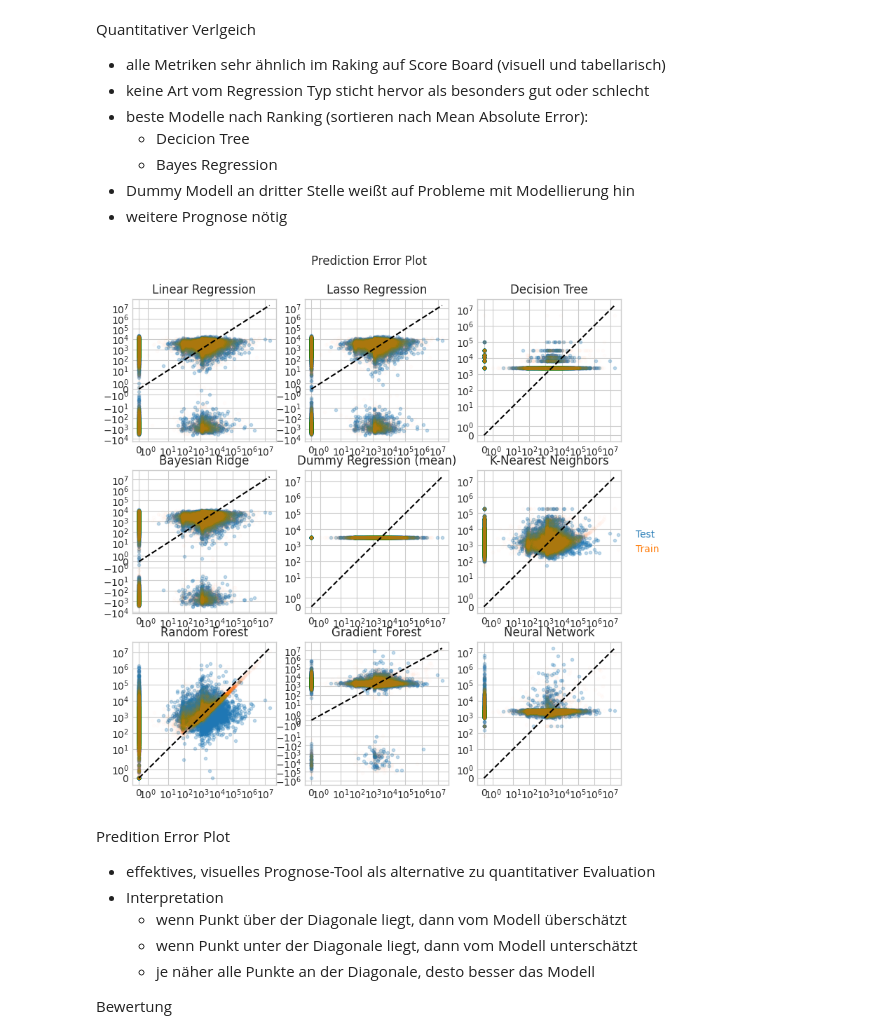
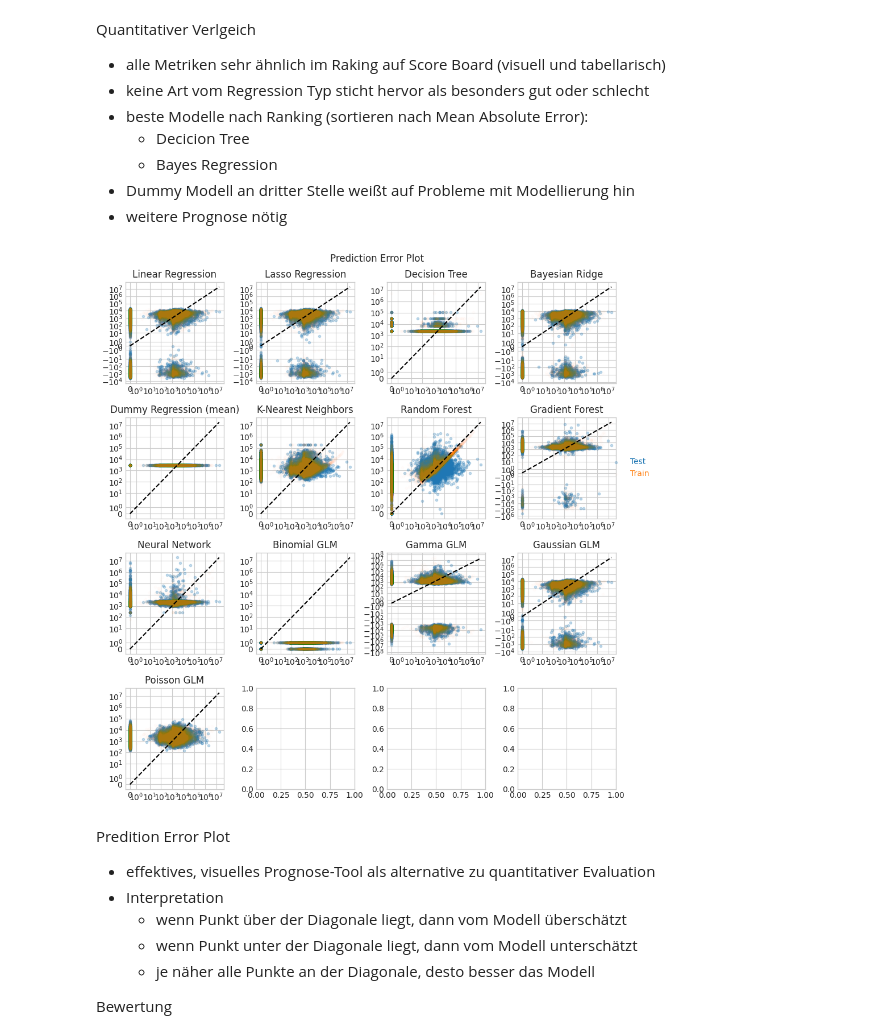
Before and after one commit to tom-walter/car_insurance_ml, a Jupyter notebook: data_modelling.ipynb, the cells around one changed output. Drawn from its saved outputs; the diff is of its cells as text; code cells hidden in the pictures.

Commit message:
Add various GLMs to Modelling

```diff
--- a/data_modelling.ipynb
+++ b/data_modelling.ipynb
@@ -167,6 +179,28 @@ for name, model in tqdm(models, miniters=len(models), desc="Training & Evaluatio
 
     test_scores[name] = compute_metrics(y_pred_test, y_test)
     trained_model.append((name, model))
+# %%
+distr_family = [
+    ("Binomial", sm.families.Binomial),
+    ("Gamma", sm.families.Gamma),
+    ("Gaussian", sm.families.Gaussian),
+    ("Poisson", sm.families.Poisson),
+]
+
+glm_models = []
+
+for (name, distr) in tqdm(distr_family, miniters=len(distr_family), desc="Training & Evaluation"):
+    model = sm.GLM(y_train, X_train.toarray(), family=distr()).fit()
+
+    y_pred_test = model.predict(X_test.toarray())
+    y_pred_train = model.predict(X_train.toarray())
+
+    train_predictions.append(y_pred_train)
+    test_predictions.append(y_pred_test)
+
+    test_scores[name] = compute_metrics(y_pred_test, y_test)
+    name = f"{name} GLM"
+    trained_model.append((name, model))
 # %% [markdown]
 ## Evaluation
 # %%
@@ -208,30 +246,31 @@ Quantitativer Verlgeich
 * Dummy Modell an dritter Stelle weißt auf Probleme mit Modellierung hin
 * weitere Prognose nötig
 # %%
-fig, ax = plt.subplots(3, 3, figsize=(9, 9))
-fig.suptitle("Prediction Error Plot", y=0.95)
+fig, ax = plt.subplots(4, 4, figsize=(10, 10))
+fig.suptitle("Prediction Error Plot")
 ax = ax.flatten()
 
 y_max = max(y_train)
 names = [model[0] for model in trained_model]
 
 i = 0
 for name, pred_test, pred_train in zip(names, test_predictions, train_predictions):
 
     ax[i].scatter(y_test, pred_test, alpha=0.25, marker=".", label="Test")
     ax[i].scatter(y_train, pred_train, alpha=0.01, marker=".", label="Train") #, color="tab:green")
 
     ax[i].plot([0, y_max], [0, y_max], ls="--", color="k")
     ax[i].set(
             title=name,
             xscale="symlog",
             yscale="symlog",
         )
     i+=1
 
-ax[5].legend(loc="center left", bbox_to_anchor=(0.85, 0.5), labelcolor=["tab:blue", "tab:orange"]);
+ax[7].legend(loc="center left", bbox_to_anchor=(0.85, 0.5), labelcolor=["tab:blue", "tab:orange"])
+plt.tight_layout();
 # %% [output]
-[figure, old version]
+[figure, new version]
 # %% [markdown]
 Predition Error Plot
 * effektives, visuelles Prognose-Tool als alternative zu quantitativer Evaluation
```
Also changed, not shown: parts of 7 cells of this notebook.
